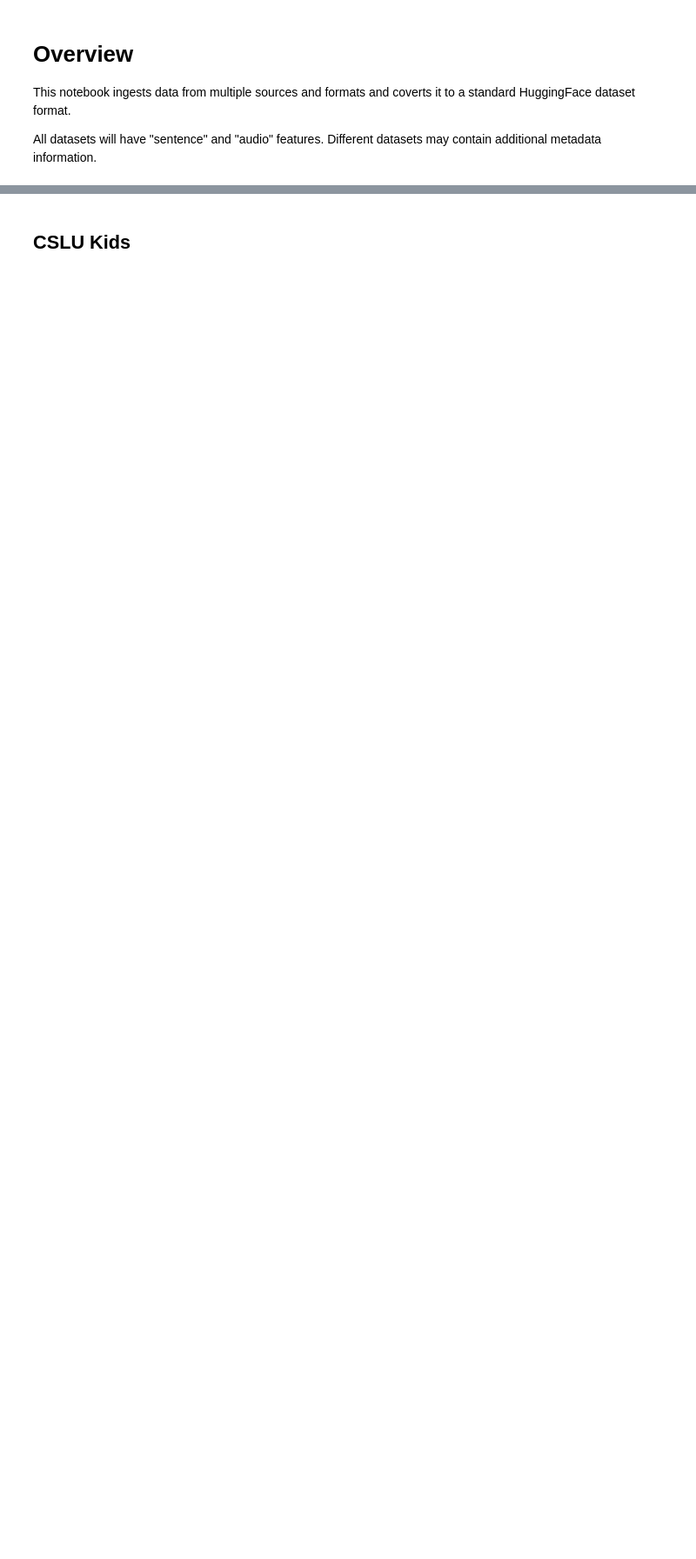
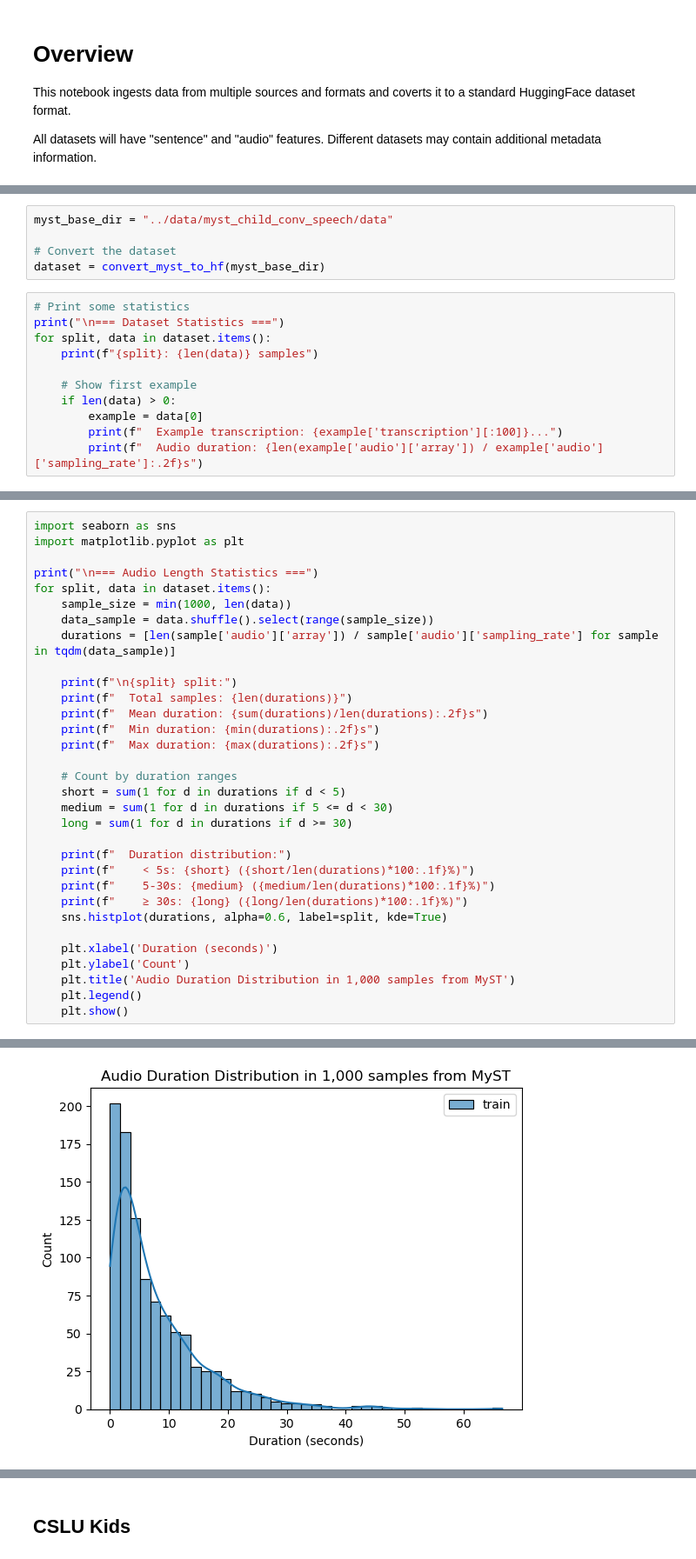
Before and after one commit to langdonholmes/asr-finetune, a Jupyter notebook: src/0-ingest-datasets.ipynb, the cells around one changed output, grey strips where cells are left out. Shown: that part at 87% size. Cells and saved outputs as stored; diff of their text form; blank space fills up the shorter version.

Commit message:
before finetuning myst

```diff
--- a/src/0-ingest-datasets.ipynb
+++ b/src/0-ingest-datasets.ipynb
@@ -12,0 +134,16 @@ from datasets import Dataset, Features, Audio, Value
+# %%
+myst_base_dir = "../data/myst_child_conv_speech/data"
+
+# Convert the dataset
+dataset = convert_myst_to_hf(myst_base_dir)
+# %%
+# Print some statistics
+print("\n=== Dataset Statistics ===")
+for split, data in dataset.items():
+    print(f"{split}: {len(data)} samples")
+
+    # Show first example
+    if len(data) > 0:
+        example = data[0]
+        print(f"  Example transcription: {example['transcription'][:100]}...")
+        print(f"  Audio duration: {len(example['audio']['array']) / example['audio']['sampling_rate']:.2f}s")
@@ -12,0 +161,33 @@ from datasets import Dataset, Features, Audio, Value
+# %%
+import seaborn as sns
+import matplotlib.pyplot as plt
+
+print("\n=== Audio Length Statistics ===")
+for split, data in dataset.items():
+    sample_size = min(1000, len(data))
+    data_sample = data.shuffle().select(range(sample_size))
+    durations = [len(sample['audio']['array']) / sample['audio']['sampling_rate'] for sample in tqdm(data_sample)]
+
+    print(f"\n{split} split:")
+    print(f"  Total samples: {len(durations)}")
+    print(f"  Mean duration: {sum(durations)/len(durations):.2f}s")
+    print(f"  Min duration: {min(durations):.2f}s")
+    print(f"  Max duration: {max(durations):.2f}s")
+
+    # Count by duration ranges
+    short = sum(1 for d in durations if d < 5)
+    medium = sum(1 for d in durations if 5 <= d < 30)
+    long = sum(1 for d in durations if d >= 30)
+
+    print(f"  Duration distribution:")
+    print(f"    < 5s: {short} ({short/len(durations)*100:.1f}%)")
+    print(f"    5-30s: {medium} ({medium/len(durations)*100:.1f}%)")
+    print(f"    ≥ 30s: {long} ({long/len(durations)*100:.1f}%)")
+    sns.histplot(durations, alpha=0.6, label=split, kde=True)
+
+    plt.xlabel('Duration (seconds)')
+    plt.ylabel('Count')
+    plt.title('Audio Duration Distribution in 1,000 samples from MyST')
+    plt.legend()
+    plt.show()
+# %% [output]
@@ -12,0 +204 @@ from datasets import Dataset, Features, Audio, Value
+[figure, added]
```
Also changed, not shown: parts of 6 cells of this notebook, 3 other files.
